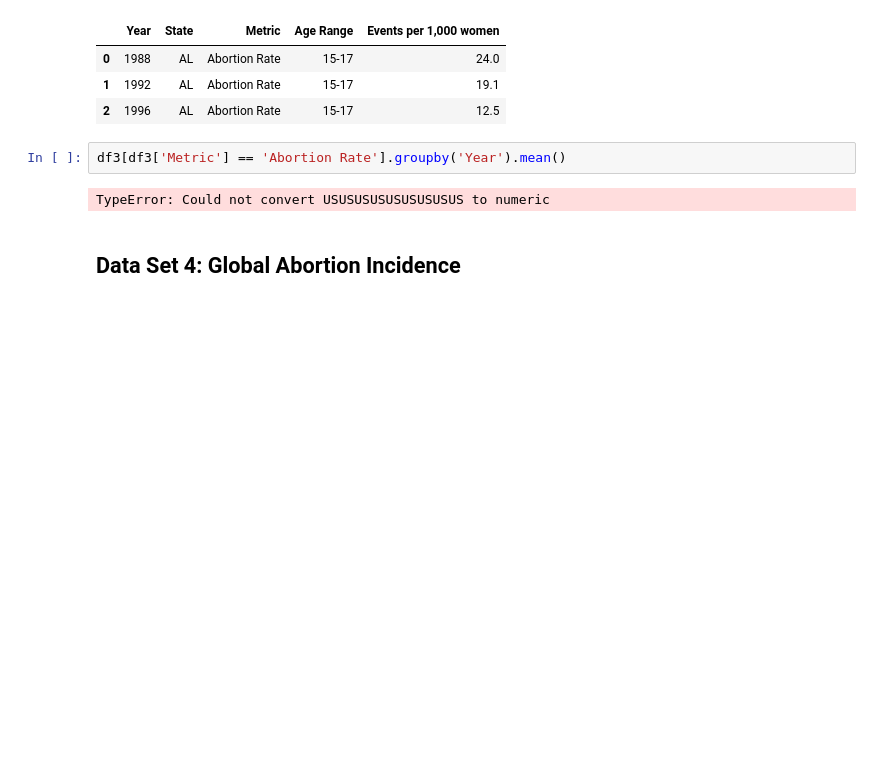
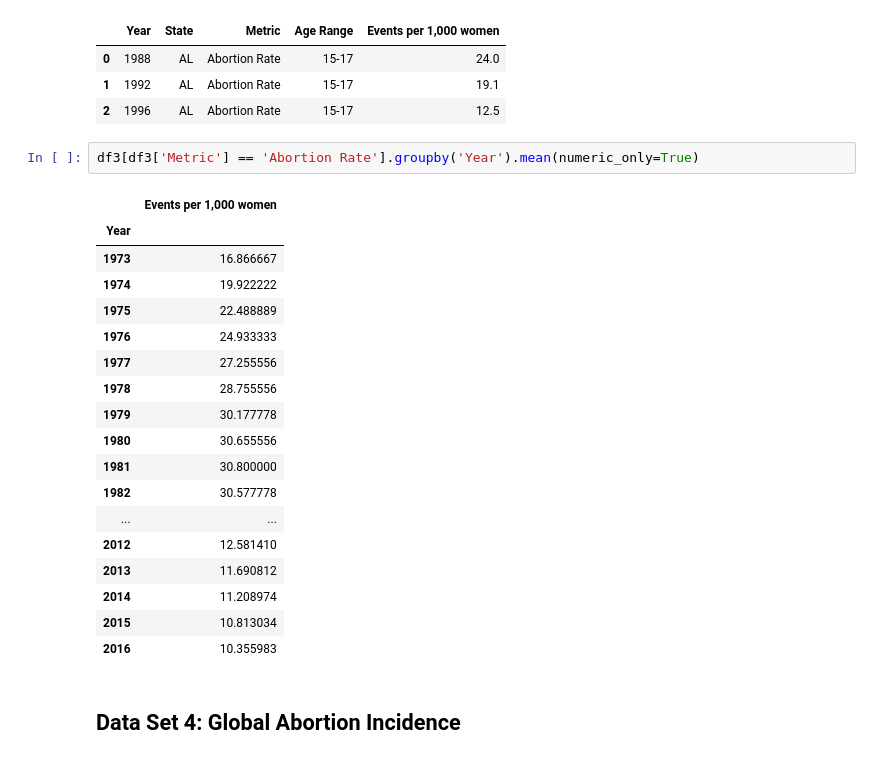
Before and after one commit to individual-ism/Reproductive_Rights, a Jupyter notebook: v1_rep_right.ipynb, the cells around one changed output. Cells and saved outputs as stored; diff of their text form; blank space fills up the shorter version.

Commit message:
Establishes requirements.txt and implements numeric_only = True for groupby.mean() to resolve error

```diff
--- a/v1_rep_right.ipynb
+++ b/v1_rep_right.ipynb
@@ -168,9 +168,26 @@ df3.head(3)
 | 1 | 1992 | AL | Abortion Rate | 15-17 | 19.1 |
 | 2 | 1996 | AL | Abortion Rate | 15-17 | 12.5 |
 # %%
-df3[df3['Metric'] == 'Abortion Rate'].groupby('Year').mean()
+df3[df3['Metric'] == 'Abortion Rate'].groupby('Year').mean(numeric_only=True)
 # %% [output]
-TypeError: Could not convert USUSUSUSUSUSUSUSUS to numeric
+|  | Events per 1,000 women |
+| Year |  |
+| 1973 | 16.866667 |
+| 1974 | 19.922222 |
+| 1975 | 22.488889 |
+| 1976 | 24.933333 |
+| 1977 | 27.255556 |
+| 1978 | 28.755556 |
+| 1979 | 30.177778 |
+| 1980 | 30.655556 |
+| 1981 | 30.800000 |
+| 1982 | 30.577778 |
+| ... | ... |
+| 2012 | 12.581410 |
+| 2013 | 11.690812 |
+| 2014 | 11.208974 |
+| 2015 | 10.813034 |
+| 2016 | 10.355983 |
 # %% [markdown]
 ## Data Set 4: Global Abortion Incidence
 # %% [markdown]
```
Also changed, not shown: 1 other file.
